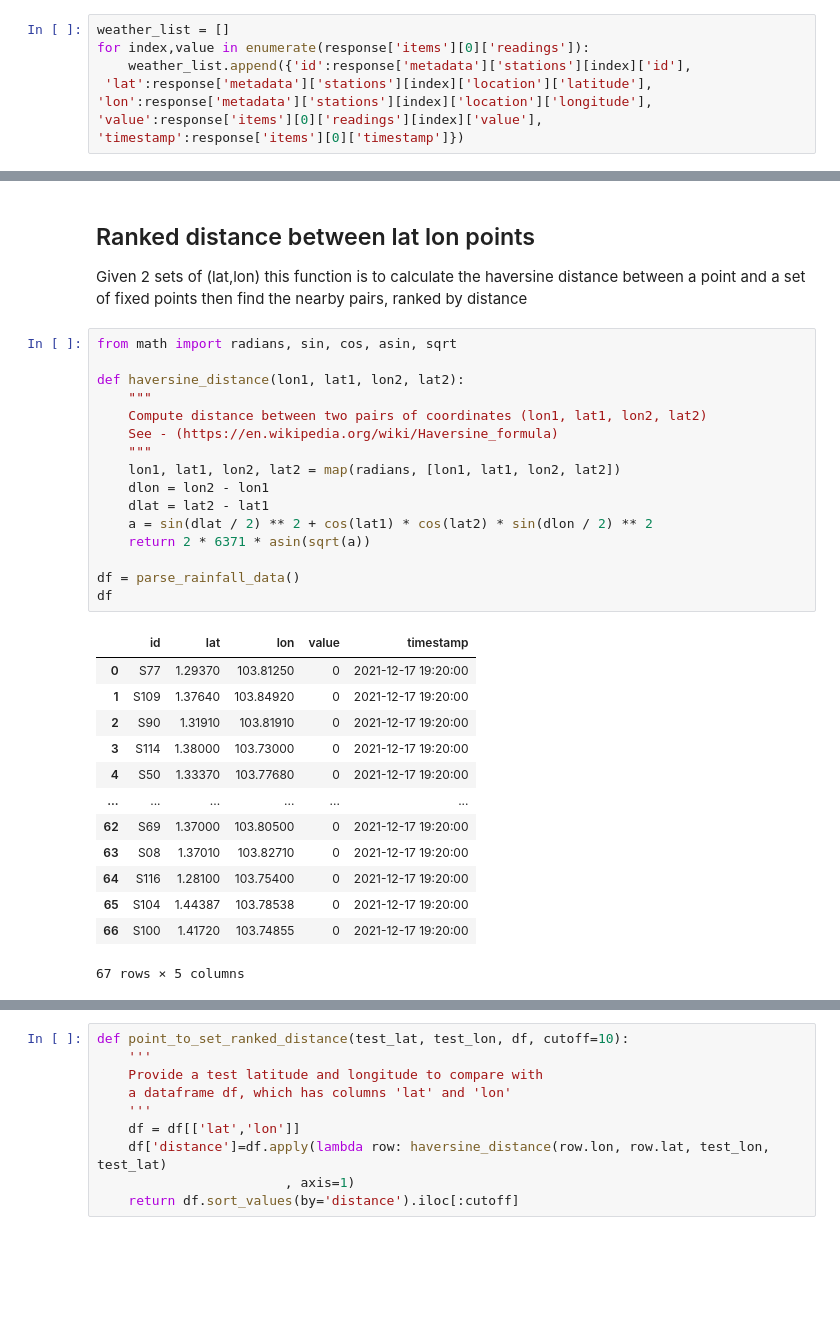
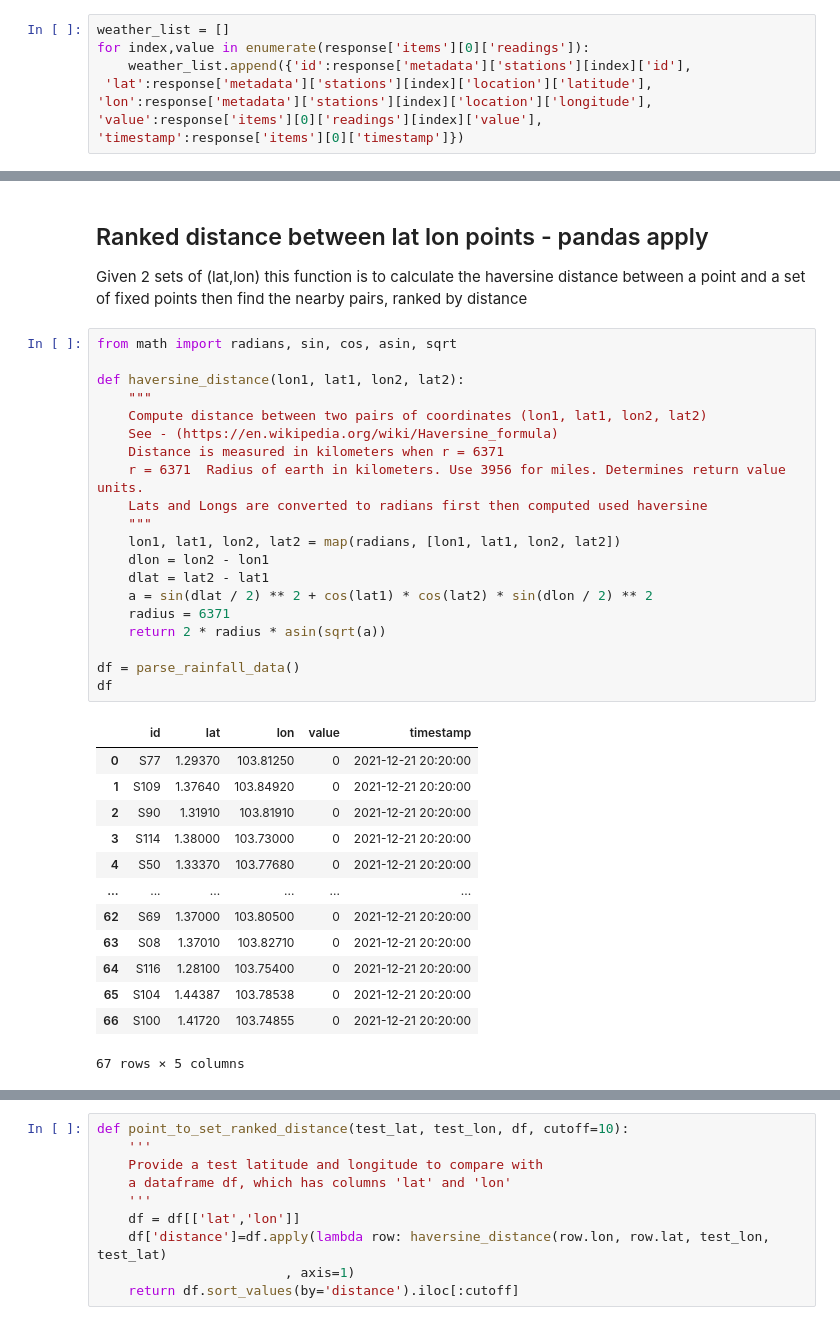
Before and after one commit to alealejandro1/taxi_compass, a Jupyter notebook: notebooks/Alejandro_taxi_compass.ipynb, the cells around one changed output, grey strips where cells are left out. Saved outputs shown, nothing was run; the diff lists cells and outputs as text; blank space fills up the shorter version.

```diff
--- a/notebooks/Alejandro_taxi_compass.ipynb
+++ b/notebooks/Alejandro_taxi_compass.ipynb
@@ -232,6 +233,6 @@ parse_rainfall_data()
 67 rows × 5 columns
 # %% [markdown]
-## Ranked distance between lat lon points
+## Ranked distance between lat lon points - pandas apply
 
 Given 2 sets of (lat,lon) this function is to calculate the
 haversine distance between a point and a set of fixed points
@@ -239,32 +240,36 @@ then find the nearby pairs, ranked by distance
 # %%
 from math import radians, sin, cos, asin, sqrt
 
 def haversine_distance(lon1, lat1, lon2, lat2):
     """
     Compute distance between two pairs of coordinates (lon1, lat1, lon2, lat2)
     See - (https://en.wikipedia.org/wiki/Haversine_formula)
+    Distance is measured in kilometers when r = 6371
+    r = 6371  Radius of earth in kilometers. Use 3956 for miles. Determines return value units.
+    Lats and Longs are converted to radians first then computed used haversine
     """
     lon1, lat1, lon2, lat2 = map(radians, [lon1, lat1, lon2, lat2])
     dlon = lon2 - lon1
     dlat = lat2 - lat1
     a = sin(dlat / 2) ** 2 + cos(lat1) * cos(lat2) * sin(dlon / 2) ** 2
-    return 2 * 6371 * asin(sqrt(a))
+    radius = 6371
+    return 2 * radius * asin(sqrt(a))
 
 df = parse_rainfall_data()
 df
 # %% [output]
 |  | id | lat | lon | value | timestamp |
-| 0 | S77 | 1.29370 | 103.81250 | 0 | 2021-12-17 19:20:00 |
-| 1 | S109 | 1.37640 | 103.84920 | 0 | 2021-12-17 19:20:00 |
-| 2 | S90 | 1.31910 | 103.81910 | 0 | 2021-12-17 19:20:00 |
-| 3 | S114 | 1.38000 | 103.73000 | 0 | 2021-12-17 19:20:00 |
-| 4 | S50 | 1.33370 | 103.77680 | 0 | 2021-12-17 19:20:00 |
+| 0 | S77 | 1.29370 | 103.81250 | 0 | 2021-12-21 20:20:00 |
+| 1 | S109 | 1.37640 | 103.84920 | 0 | 2021-12-21 20:20:00 |
+| 2 | S90 | 1.31910 | 103.81910 | 0 | 2021-12-21 20:20:00 |
+| 3 | S114 | 1.38000 | 103.73000 | 0 | 2021-12-21 20:20:00 |
+| 4 | S50 | 1.33370 | 103.77680 | 0 | 2021-12-21 20:20:00 |
 | ... | ... | ... | ... | ... | ... |
-| 62 | S69 | 1.37000 | 103.80500 | 0 | 2021-12-17 19:20:00 |
-| 63 | S08 | 1.37010 | 103.82710 | 0 | 2021-12-17 19:20:00 |
-| 64 | S116 | 1.28100 | 103.75400 | 0 | 2021-12-17 19:20:00 |
-| 65 | S104 | 1.44387 | 103.78538 | 0 | 2021-12-17 19:20:00 |
-| 66 | S100 | 1.41720 | 103.74855 | 0 | 2021-12-17 19:20:00 |
+| 62 | S69 | 1.37000 | 103.80500 | 0 | 2021-12-21 20:20:00 |
+| 63 | S08 | 1.37010 | 103.82710 | 0 | 2021-12-21 20:20:00 |
+| 64 | S116 | 1.28100 | 103.75400 | 0 | 2021-12-21 20:20:00 |
+| 65 | S104 | 1.44387 | 103.78538 | 0 | 2021-12-21 20:20:00 |
+| 66 | S100 | 1.41720 | 103.74855 | 0 | 2021-12-21 20:20:00 |
 67 rows × 5 columns
 # %%
 test_lat, test_lon = 1.41720, 103.74855
```
Also changed, not shown: parts of 18 cells of this notebook.
